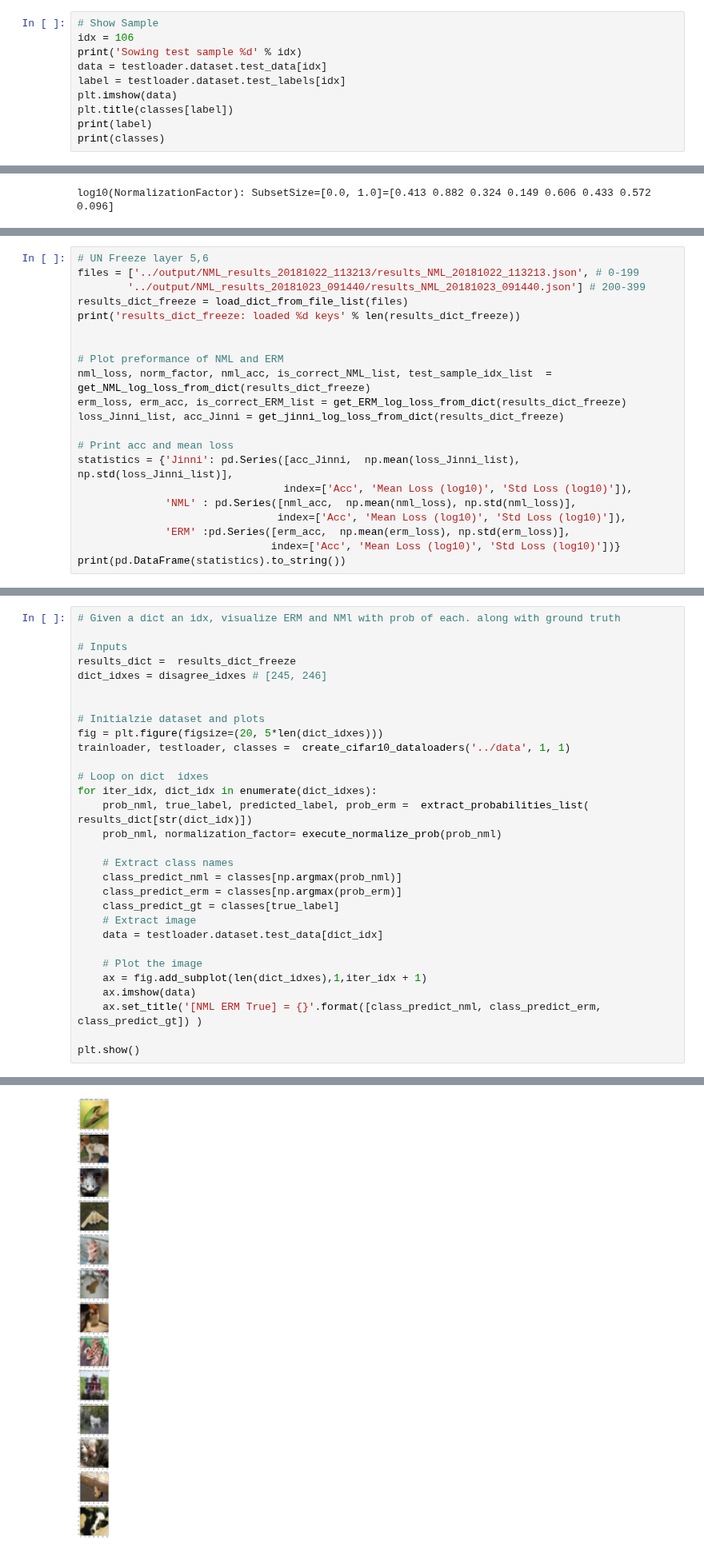
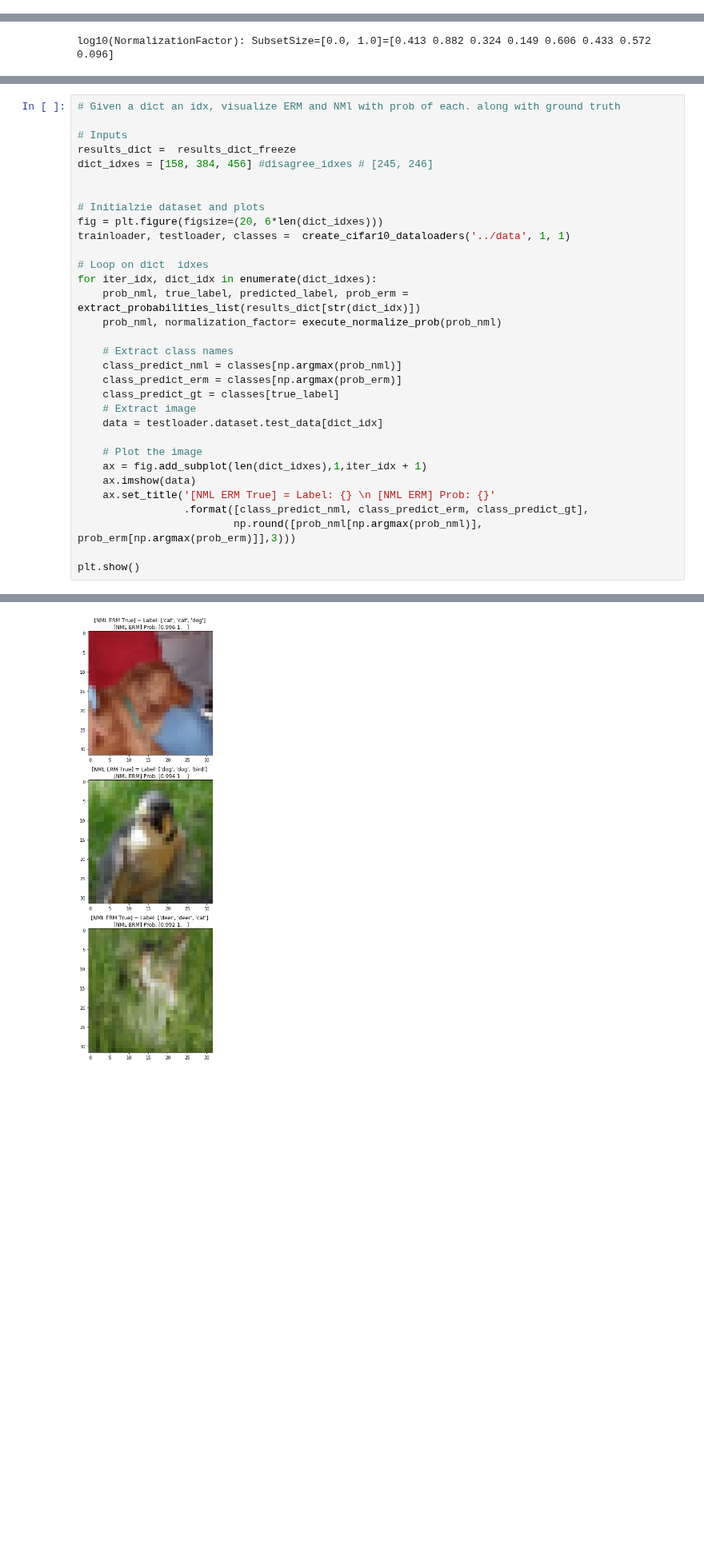
Before and after one commit to kobybibas/deep_pnml_experiments, a Jupyter notebook: src/analyze_results.ipynb, the cells around one changed output, grey strips where cells are left out. Shown at 80% size. Saved outputs shown, nothing was run; the diff lists cells and outputs as text; blank space fills up the shorter version.

Commit message:
Before major change in analyze results
moving all files description to another files. Removing some results from the main file

```diff
--- a/src/analyze_results.ipynb
+++ b/src/analyze_results.ipynb
@@ -367,10 +526,0 @@ Loss: 0.005121, [true predicted]=[3.000000 3.000000], [cat cat]
-# %%
-# Show Sample
-idx = 106
-print('Sowing test sample %d' % idx)
-data = testloader.dataset.test_data[idx]
-label = testloader.dataset.test_labels[idx]
-plt.imshow(data)
-plt.title(classes[label])
-print(label)
-print(classes)
@@ -1404,21 +1009,0 @@ plt.show()
-# %%
-# UN Freeze layer 5,6
-files = ['../output/NML_results_20181022_113213/results_NML_20181022_113213.json', # 0-199
-        '../output/NML_results_20181023_091440/results_NML_20181023_091440.json'] # 200-399
-results_dict_freeze = load_dict_from_file_list(files)
-print('results_dict_freeze: loaded %d keys' % len(results_dict_freeze))
-
-
-# Plot preformance of NML and ERM
-nml_loss, norm_factor, nml_acc, is_correct_NML_list, test_sample_idx_list  = get_NML_log_loss_from_dict(results_dict_freeze)
-erm_loss, erm_acc, is_correct_ERM_list = get_ERM_log_loss_from_dict(results_dict_freeze)
-loss_Jinni_list, acc_Jinni = get_jinni_log_loss_from_dict(results_dict_freeze)
-
-# Print acc and mean loss
-statistics = {'Jinni': pd.Series([acc_Jinni,  np.mean(loss_Jinni_list), np.std(loss_Jinni_list)],
-                                 index=['Acc', 'Mean Loss (log10)', 'Std Loss (log10)']),
-              'NML' : pd.Series([nml_acc,  np.mean(nml_loss), np.std(nml_loss)],
-                                index=['Acc', 'Mean Loss (log10)', 'Std Loss (log10)']),
-              'ERM' :pd.Series([erm_acc,  np.mean(erm_loss), np.std(erm_loss)],
-                               index=['Acc', 'Mean Loss (log10)', 'Std Loss (log10)'])}
-print(pd.DataFrame(statistics).to_string())
@@ -1451,34 +1127,36 @@ print(disagree_idxes)
 # %%
 # Given a dict an idx, visualize ERM and NMl with prob of each. along with ground truth
 
 # Inputs
 results_dict =  results_dict_freeze
-dict_idxes = disagree_idxes # [245, 246]
+dict_idxes = [158, 384, 456] #disagree_idxes # [245, 246]
 
 
 # Initialzie dataset and plots
-fig = plt.figure(figsize=(20, 5*len(dict_idxes)))
+fig = plt.figure(figsize=(20, 6*len(dict_idxes)))
 trainloader, testloader, classes =  create_cifar10_dataloaders('../data', 1, 1)
 
 # Loop on dict  idxes
 for iter_idx, dict_idx in enumerate(dict_idxes):
-    prob_nml, true_label, predicted_label, prob_erm =  extract_probabilities_list( results_dict[str(dict_idx)])
+    prob_nml, true_label, predicted_label, prob_erm =  extract_probabilities_list(results_dict[str(dict_idx)])
     prob_nml, normalization_factor= execute_normalize_prob(prob_nml)
 
     # Extract class names
     class_predict_nml = classes[np.argmax(prob_nml)]
     class_predict_erm = classes[np.argmax(prob_erm)]
     class_predict_gt = classes[true_label]
     # Extract image
     data = testloader.dataset.test_data[dict_idx]
 
     # Plot the image
     ax = fig.add_subplot(len(dict_idxes),1,iter_idx + 1)
     ax.imshow(data)
-    ax.set_title('[NML ERM True] = {}'.format([class_predict_nml, class_predict_erm, class_predict_gt]) )
+    ax.set_title('[NML ERM True] = Label: {} \n [NML ERM] Prob: {}'
+                 .format([class_predict_nml, class_predict_erm, class_predict_gt],
+                         np.round([prob_nml[np.argmax(prob_nml)], prob_erm[np.argmax(prob_erm)]],3)))
 
 plt.show()
 # %% [output]
 Files already downloaded and verified
 Files already downloaded and verified
-[figure, old version]
+[figure, new version]
```
Also changed, not shown: parts of 46 cells of this notebook, 2 other files.
